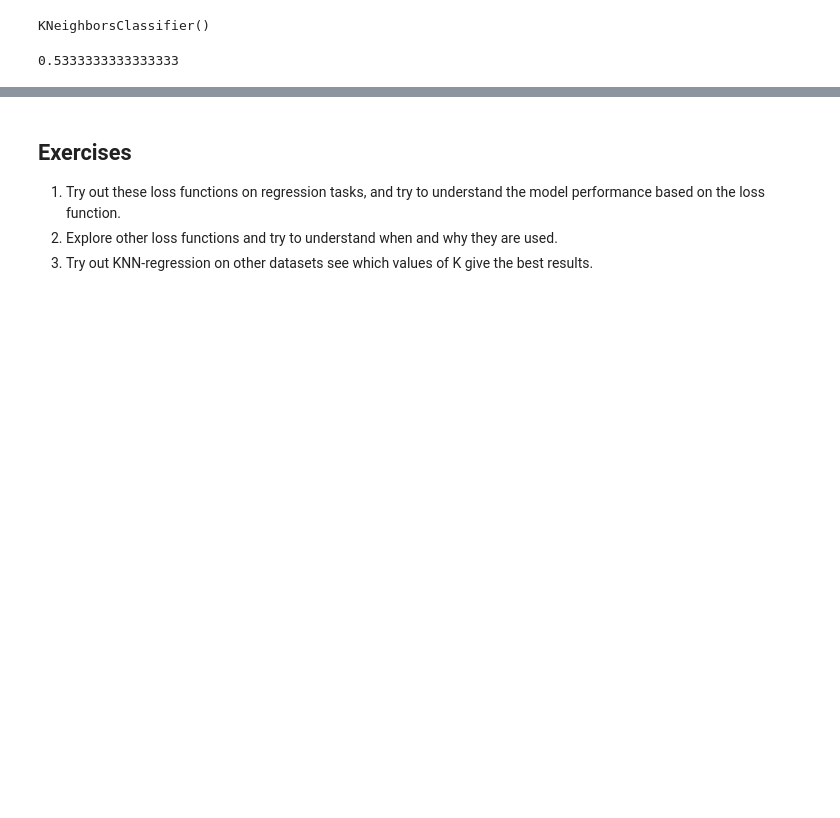
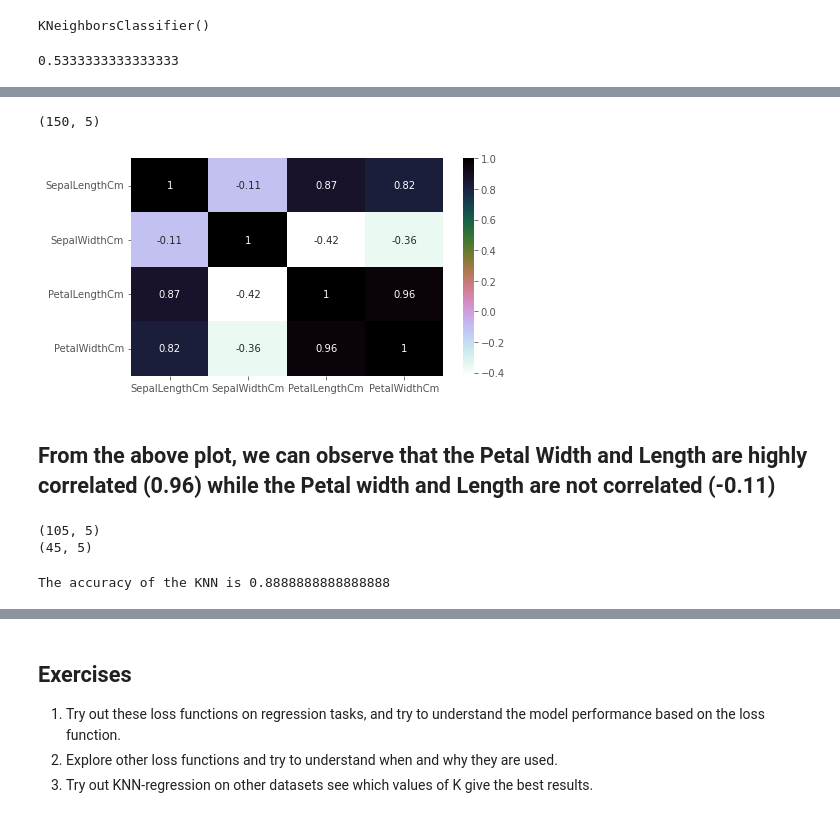
Before and after one commit to macrodatascience/fmml2021, a Jupyter notebook: Module_6_Regression_Lab2.ipynb, the cells around one changed output, grey strips where cells are left out. Drawn from its saved outputs; the diff is of its cells as text; code cells hidden in the pictures; blank space fills up the shorter version.

```diff
--- a/Module_6_Regression_Lab2.ipynb
+++ b/Module_6_Regression_Lab2.ipynb
@@ -428,0 +435,3 @@ knn.score(X_test,y_test)
+# %%
+iris = pd.read_csv("./Iris.csv") #load the dataset
+iris.head()
@@ -428,0 +461,22 @@ knn.score(X_test,y_test)
+# %%
+iris.drop('Id', axis=1, inplace=True)
+# %%
+iris.shape
+# %% [output]
+(150, 5)
+# %%
+plt.figure(figsize=(7,4))
+sns.heatmap(iris.corr(),annot=True,cmap='cubehelix_r') #draws  heatmap with input as the correlation matrix calculted by(iris.corr())
+plt.show()
+# %% [output]
+[figure, added]
+# %% [markdown]
+## From the above plot, we can observe that the Petal Width and Length are highly correlated (0.96) while the Petal width and Length are not correlated (-0.11)
+# %%
+train, test = train_test_split(iris, test_size = 0.3)# in this our main data is split into train and test
+# the attribute test_size=0.3 splits the data into 70% and 30% ratio. train=70% and test=30%
+print(train.shape)
+print(test.shape)
+# %% [output]
+(105, 5)
+(45, 5)
@@ -428,0 +488,7 @@ knn.score(X_test,y_test)
+# %%
+model=KNeighborsClassifier(n_neighbors=3) #this examines 3 neighbours for putting the new data into a class
+model.fit(train_X,train_y)
+prediction=model.predict(test_X)
+print('The accuracy of the KNN is',metrics.accuracy_score(prediction,test_y))
+# %% [output]
+The accuracy of the KNN is 0.8888888888888888
```
Also changed, not shown: parts of 6 cells of this notebook.
